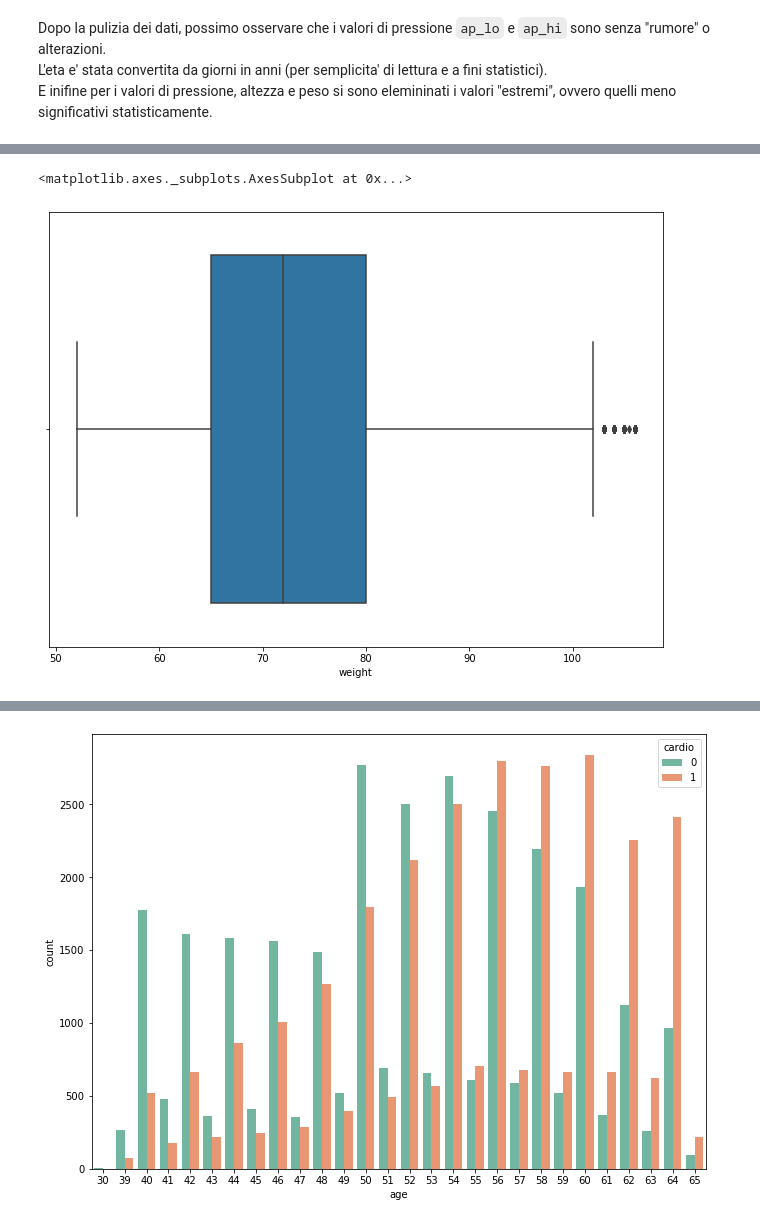
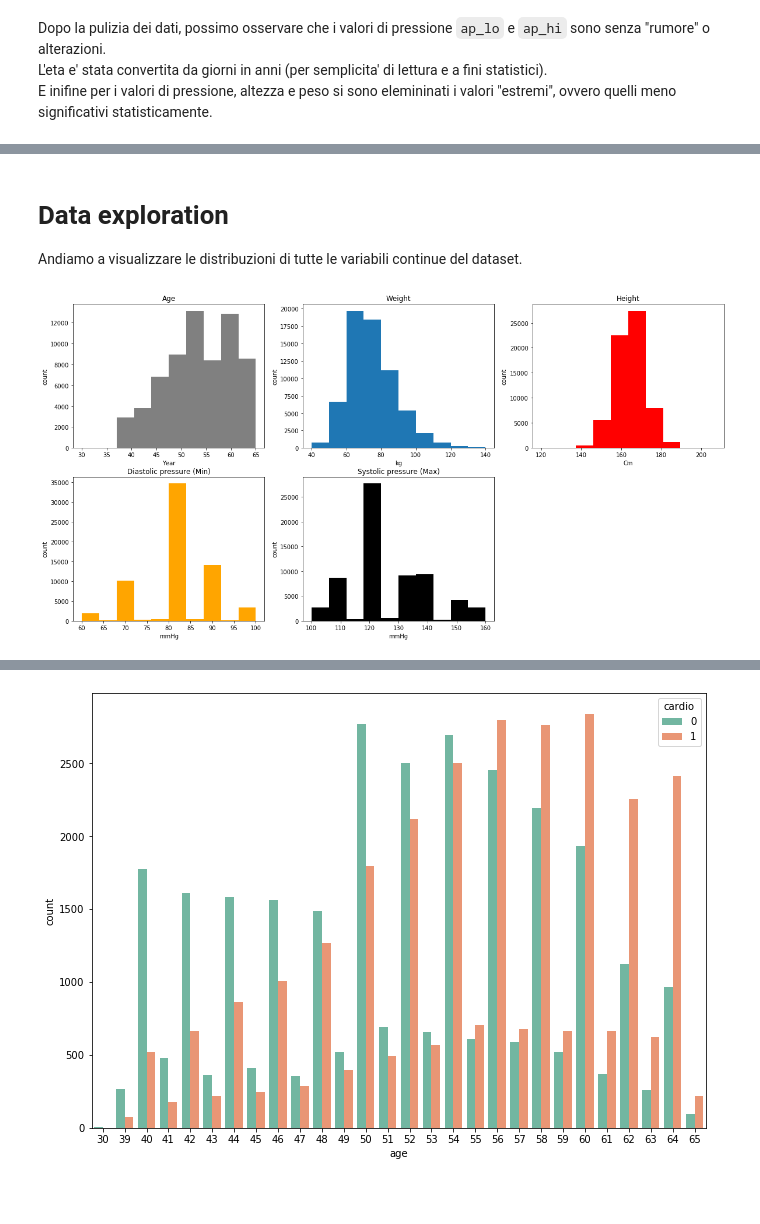
Before and after one commit to nicolasfara/di-project, a Jupyter notebook: cardiovascular-disease.ipynb, the cells around one changed output, grey strips where cells are left out. Cells and saved outputs as stored; diff of their text form; code cells hidden in the pictures; blank space fills up the shorter version.

```diff
--- a/cardiovascular-disease.ipynb
+++ b/cardiovascular-disease.ipynb
@@ -98,4 +141,0 @@ Diastolic pressure is higher than systolic one in 0 cases
-# %%
-# Credit: https://www.kaggle.com/sulianova/eda-cardiovascular-data
-dataset.drop(dataset[(dataset['height'] > dataset['height'].quantile(0.975)) | (dataset['height'] < dataset['height'].quantile(0.025))].index, inplace=True)
-dataset.drop(dataset[(dataset['weight'] > dataset['weight'].quantile(0.975)) | (dataset['weight'] < dataset['weight'].quantile(0.025))].index, inplace=True)
@@ -104,4 +141,0 @@ Remove ap_lo, ap_hi < 0
-# %%
-dataset.drop(dataset[dataset['ap_hi'] <= 0].index, inplace=True)
-dataset.drop(dataset[dataset['ap_lo'] <= 0].index, inplace=True)
-dataset.drop(dataset[dataset['height'] > 220].index, inplace=True)
@@ -136,5 +151,40 @@ sns.boxplot(x=dataset['height'])
-# %%
-sns.boxplot(x=dataset['weight'])
-# %% [output]
-<matplotlib.axes._subplots.AxesSubplot at 0x...>
-[figure, removed]
+# %% [markdown]
+# Data exploration
+
+Andiamo a visualizzare le distribuzioni di tutte le variabili continue del dataset.
+# %%
+plt.figure(figsize=(20, 10))
+
+plt.subplot(2, 3, 1)
+plt.title('Age')
+plt.hist(dataset['age'], label="age", color='gray')
+plt.ylabel('count')
+plt.xlabel('Year')
+
+plt.subplot(2, 3, 2)
+plt.title('Weight')
+plt.hist(dataset['weight'], label="weight")
+plt.ylabel('count')
+plt.xlabel('kg')
+
+plt.subplot(2, 3, 3)
+plt.title('Height')
+plt.hist(dataset['height'], label="weight", color="red")
+plt.ylabel('count')
+plt.xlabel('Cm')
+
+plt.subplot(2, 3, 4)
+plt.title('Diastolic pressure (Min)')
+plt.hist(dataset['ap_lo'], label="weight", color="orange")
+plt.ylabel('count')
+plt.xlabel('mmHg')
+
+plt.subplot(2, 3, 5)
+plt.title('Systolic pressure (Max)')
+plt.hist(dataset['ap_hi'], label="weight", color="black")
+plt.ylabel('count')
+plt.xlabel('mmHg')
+
+plt.show()
+# %% [output]
+[figure, added]
```
Also changed, not shown: parts of 37 cells of this notebook.
